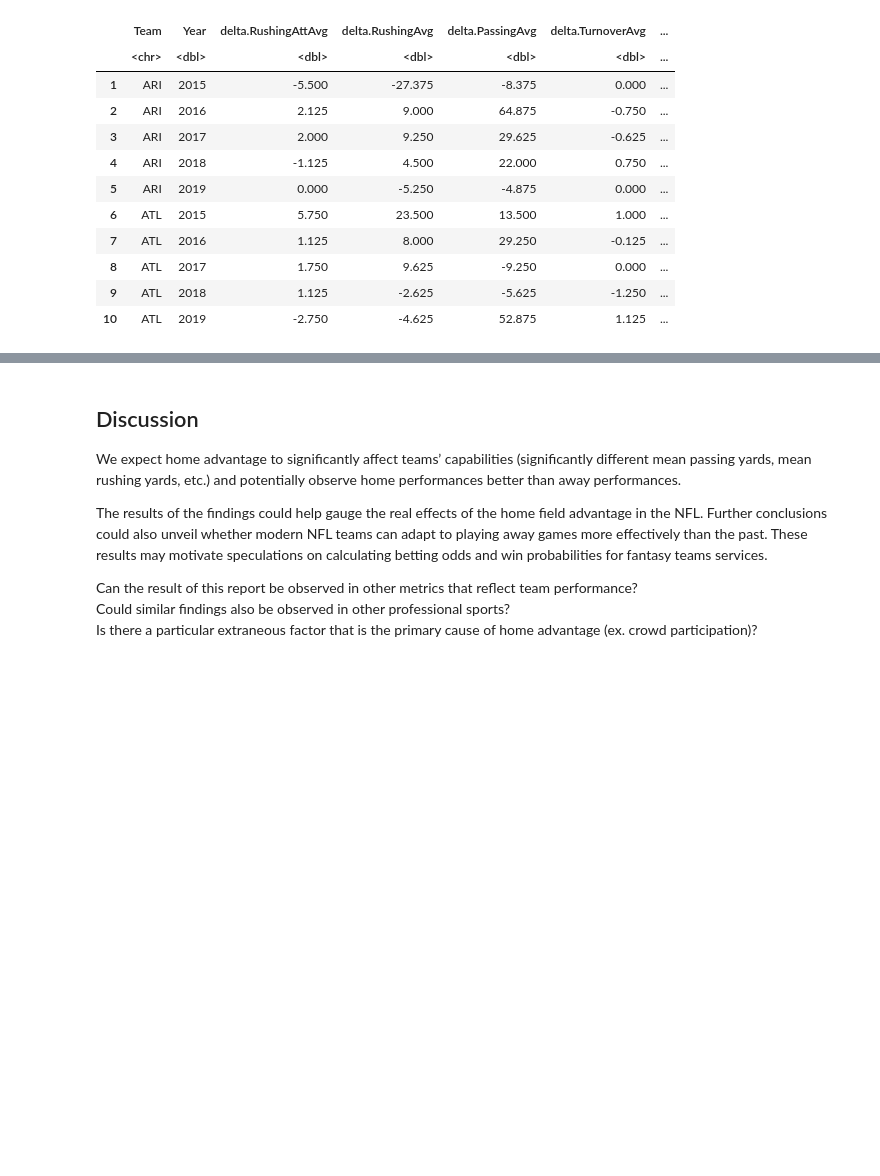
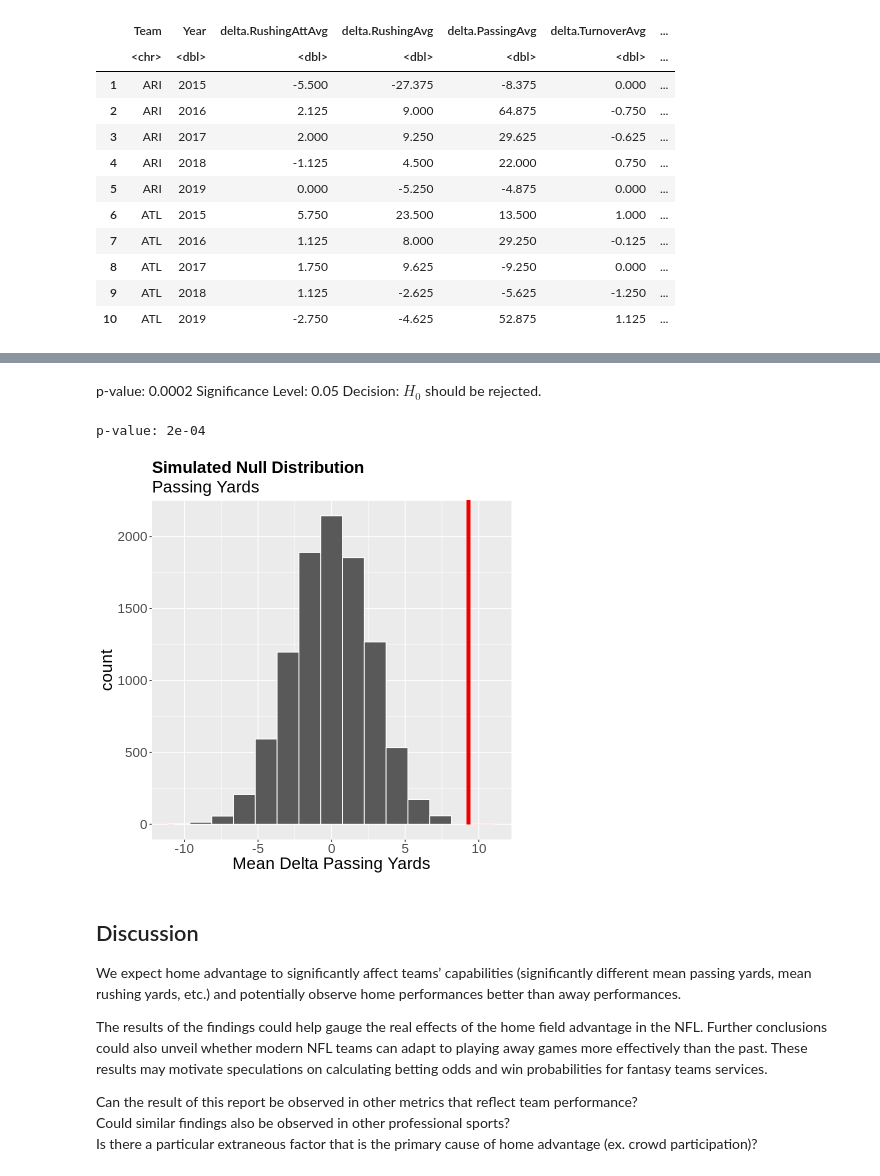
Before and after one commit to DavidYJC/STAT201_GroupProject, a Jupyter notebook: Project Report.ipynb, the cells around one changed output, grey strips where cells are left out. Cells and saved outputs as stored; diff of their text form; code cells hidden in the pictures; blank space fills up the shorter version.

```diff
--- a/Project Report.ipynb
+++ b/Project Report.ipynb
@@ -364,3 +406,37 @@ Preliminary analysis was conducted on some of the metrics of interest, this is j
+# %% [markdown]
+p-value: 0.0002 </br>
+Significance Level: 0.05 </br>
+Decision: $H_0$ should be rejected. </br>
+</br>
+# %%
+set.seed(2022)
+#Observed test statistic
+obs_test_stat_delta.PassingAvg <- mean(delta_data$delta.PassingAvg)
+
+#Create sampling bootstrap and null model
+null_model_delta.PassingAvg <- delta_data %>%
+    specify(response = delta.PassingAvg) %>%
+    hypothesise(null = "point", mu = 0) %>%
+    generate(type = "bootstrap", reps = 10000) %>%
+    calculate(stat = "mean")
+
+#Visualizing null model
+vis_null_model_delta.PassingAvg <- null_model_delta.PassingAvg %>%
+    visualize() +
+    shade_p_value(obs_stat = obs_test_stat_delta.PassingAvg, direction = "two-sided") +
+    xlab("Mean Delta Passing Yards") +
+    ggtitle("Simulated Null Distribution", subtitle = "Passing Yards") +
+    theme(plot.title = element_text(size = 20, face = "bold")) +
+    theme(text = element_text(size = 20))
+vis_null_model_delta.PassingAvg
+
+#Calculate p-value
+p_value_delta.PassingAvg <- null_model_delta.PassingAvg %>%
+    get_p_value(obs_stat = obs_test_stat_delta.PassingAvg, direction = "two-sided")
+cat("p-value:", p_value_delta.PassingAvg$p_value)
+# %% [output]
+p-value: 2e-04
+[figure, added]
 # %% [markdown]
 
 
```
Also changed, not shown: parts of 9 cells of this notebook.
